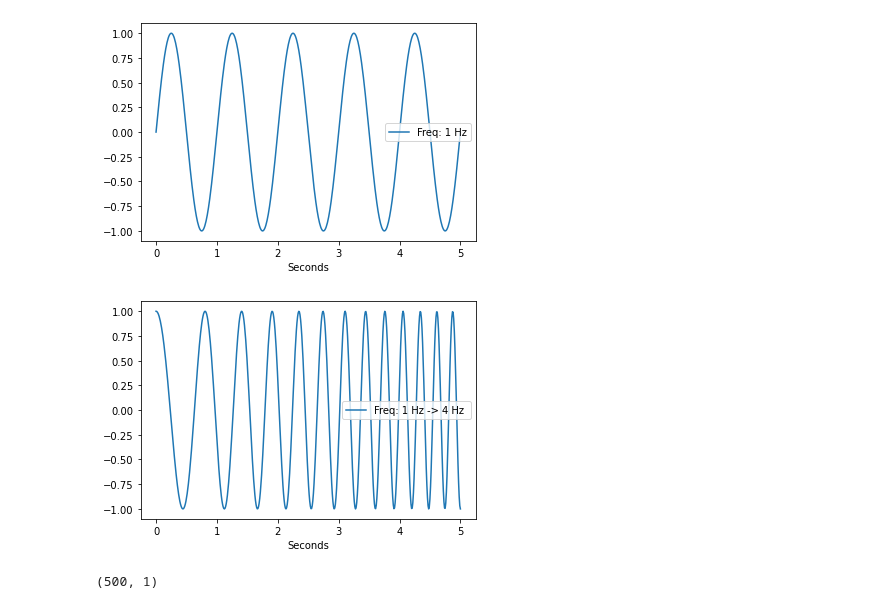
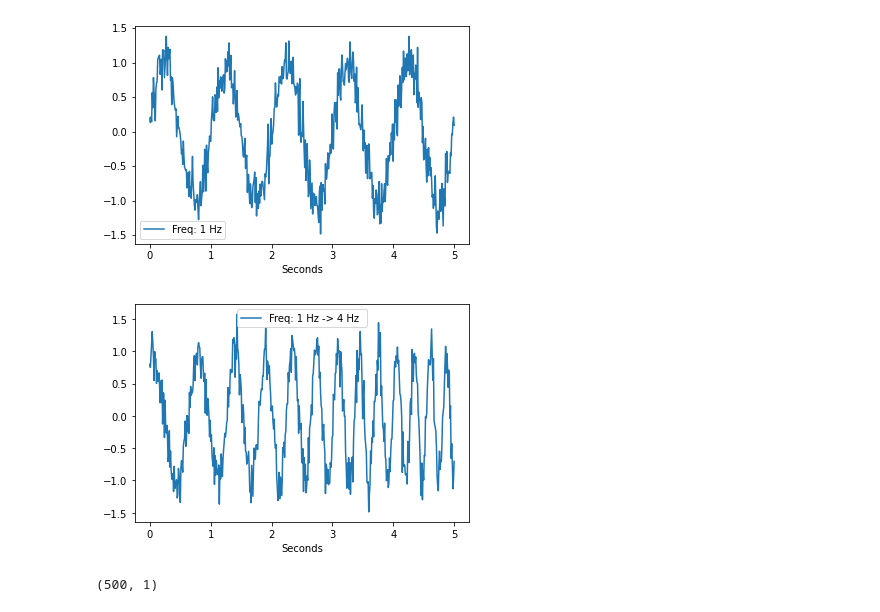
Before and after one commit to carstengieshoff/thesis_code, a Jupyter notebook: notebooks/Test_RPs_for_multivariate_signals.ipynb, the cells around one changed output. Cells and saved outputs as stored; diff of their text form; code cells hidden in the pictures.

```diff
--- a/notebooks/Test_RPs_for_multivariate_signals.ipynb
+++ b/notebooks/Test_RPs_for_multivariate_signals.ipynb
@@ -12,13 +9,13 @@ def euclidean_dist(x: np.array, y: np.array) -> float:
 # %%
 secs = 5
 Fs = 100
-s1 = Sinusoid(frequency=1, sec=secs, sampling_rate=Fs)
+s1 = Sinusoid(frequency=1, sec=secs, sampling_rate=Fs, noise_rate=0.2)
 s1.show()
-s2 = Chirp(frequency_start=1, frequency_end=4, sec=secs, sampling_rate=Fs)
+s2 = Chirp(frequency_start=1, frequency_end=4, sec=secs, sampling_rate=Fs, noise_rate=0.2)
 s2.show()
 # %% [output]
-[figure, old version]
+[figure, new version]
-[figure, old version]
+[figure, new version]
 # %%
 s1.data.shape
 # %% [output]
```
Also changed, not shown: parts of 15 cells of this notebook, 2 other files.
